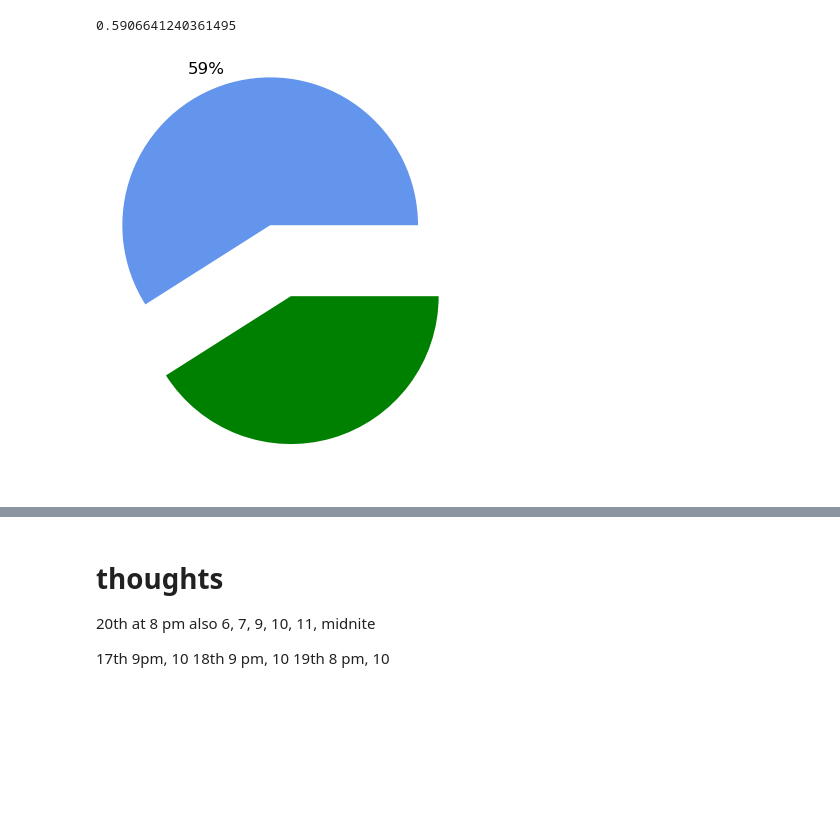
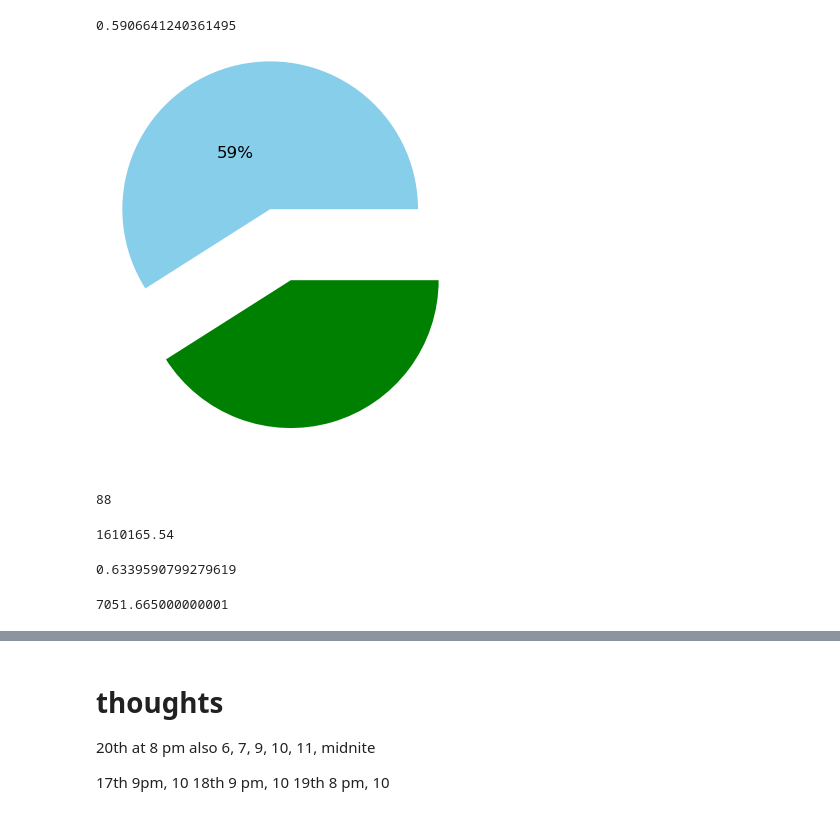
Before and after one commit to DouglasJBruce/GDQ_Analysis, a Jupyter notebook: exploration of games done quick donations.ipynb, the cells around one changed output, grey strips where cells are left out. Cells and saved outputs as stored; diff of their text form; code cells hidden in the pictures; blank space fills up the shorter version.

```diff
--- a/exploration of games done quick donations.ipynb
+++ b/exploration of games done quick donations.ipynb
@@ -581,12 +598,29 @@ dona.amount.isin(common).sum() / dona.amount.count()
 0.5906641240361495
 # %%
 labels = '59%', ' '
-colors = ['cornflowerblue', 'green']
+colors = ['skyblue', 'green']
 fig, ax = plt.subplots()
 ax.pie([59,41],
        labels = labels,
+       labeldistance = 0.4,
        colors = colors,
        explode = (0.5,0),
       textprops={'size': 'larger'});
 # %% [output]
-[figure, old version]
+[figure, new version]
+# %%
+bids.amount.count()
+# %% [output]
+88
+# %%
+bids.amount.sum()
+# %% [output]
+1610165.54
+# %%
+bids.amount.sum()/dona.amount.sum()
+# %% [output]
+0.6339590799279619
+# %%
+bids.amount.median()
+# %% [output]
+7051.665000000001
```
Also changed, not shown: parts of 78 cells of this notebook, 2 other files.
